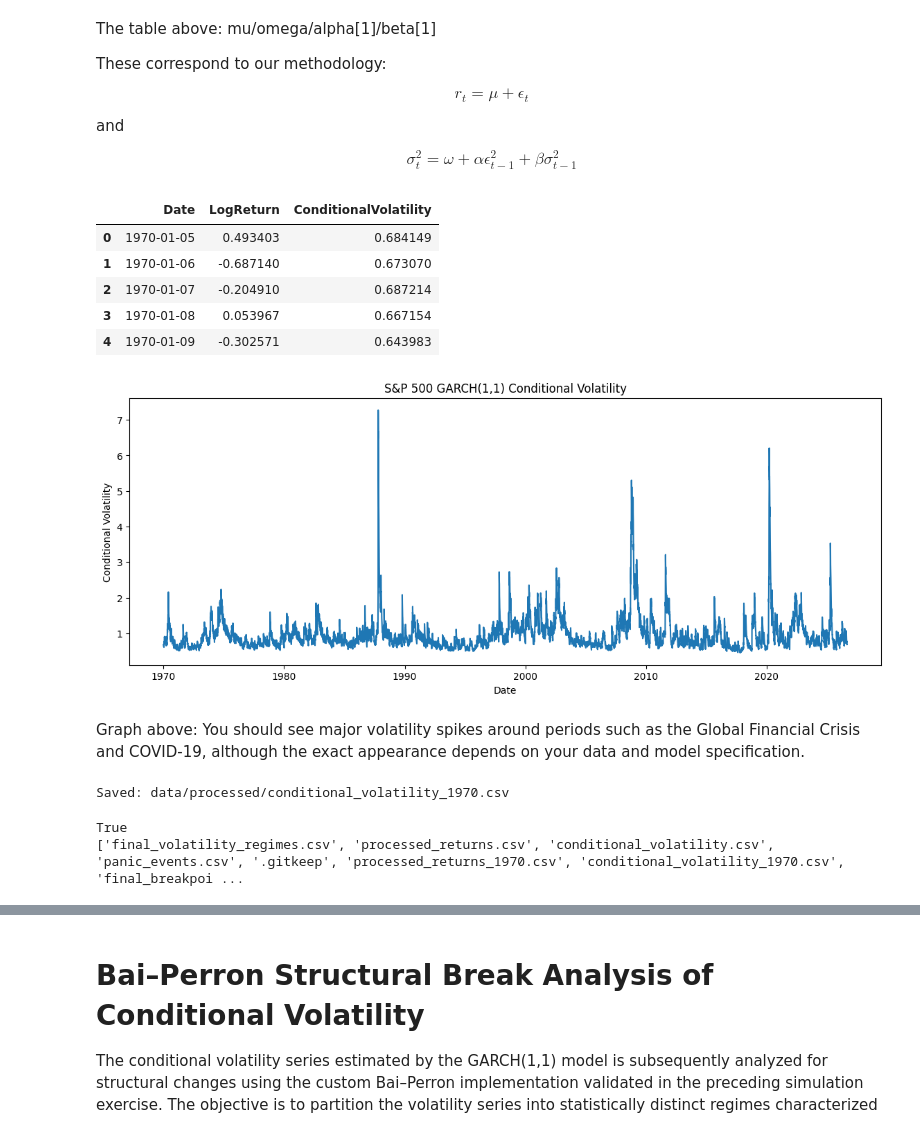
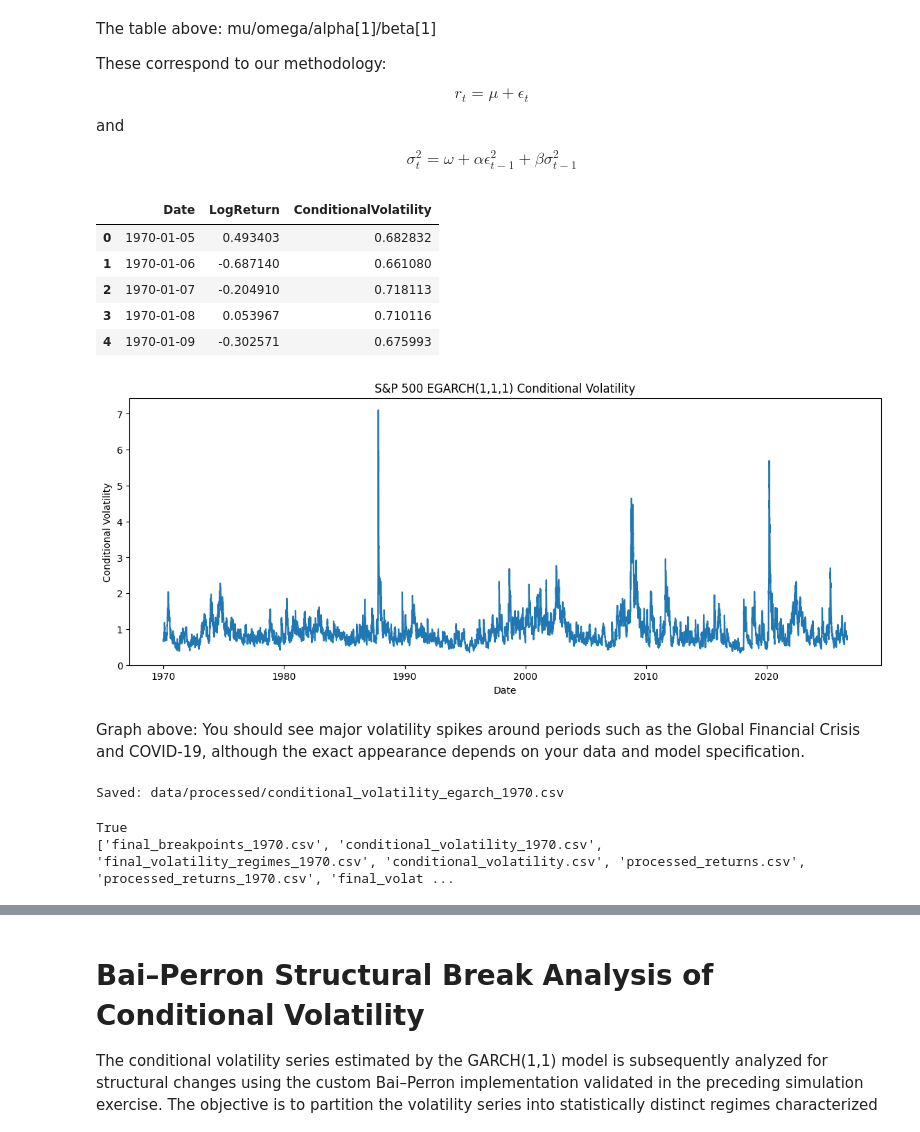
Before and after one commit to fleurclochette/Scientific-Project-SS26-Group-8, a Jupyter notebook: notebooks/03c_garch_breakpoints_extended_EGARCH.ipynb, the cells around one changed output, grey strips where cells are left out. Saved outputs shown, nothing was run; the diff lists cells and outputs as text; code cells hidden in the pictures.

```diff
--- a/notebooks/03c_garch_breakpoints_extended_EGARCH.ipynb
+++ b/notebooks/03c_garch_breakpoints_extended_EGARCH.ipynb
@@ -178,17 +178,22 @@ Downloading arch-8.0.0-cp313-cp313-manylinux2014_x86_64.manylinux_2_17_x86_64.ma
 Installing collected packages: arch
 Successfully installed arch-8.0.0
 # %%
-# Step 9 Fit GARCH(1,1)
-garch_model = arch_model(
+# Step 9 Fit EGARCH(1,1,1)
+# EGARCH allows positive and negative return shocks
+# to have asymmetric effects on conditional volatility.
+
+egarch_model = arch_model(
     returns,
     mean="Constant",
-    vol="GARCH",
+    vol="EGARCH",
     p=1,
+    o=1,
     q=1
 )
 
-garch_result = garch_model.fit(
+egarch_result = egarch_model.fit(
     disp="off"
 )
-print(garch_result.summary())
+
+print(egarch_result.summary())
 # %% [output]
@@ -224,30 +229,31 @@ $$
 \sigma_t^2 = \omega + \alpha \epsilon_{t-1}^2 + \beta \sigma_{t-1}^2
 $$
 # %%
-# Step 10 Extract conditional volatility
+# Step 10 Extract EGARCH conditional volatility
 
-# This is the actual input for the Bai-perron analysis
+# This is the input for the Bai-Perron analysis
 
 df["ConditionalVolatility"] = (
-    garch_result.conditional_volatility
+    egarch_result.conditional_volatility
 )
 
 df[
     [
         "Date",
         "LogReturn",
         "ConditionalVolatility"
     ]
 ].head()
 # %% [output]
 |  | Date | LogReturn | ConditionalVolatility |
-| 0 | 1970-01-05 | 0.493403 | 0.684149 |
-| 1 | 1970-01-06 | -0.687140 | 0.673070 |
-| 2 | 1970-01-07 | -0.204910 | 0.687214 |
-| 3 | 1970-01-08 | 0.053967 | 0.667154 |
-| 4 | 1970-01-09 | -0.302571 | 0.643983 |
+| 0 | 1970-01-05 | 0.493403 | 0.682832 |
+| 1 | 1970-01-06 | -0.687140 | 0.661080 |
+| 2 | 1970-01-07 | -0.204910 | 0.718113 |
+| 3 | 1970-01-08 | 0.053967 | 0.710116 |
+| 4 | 1970-01-09 | -0.302571 | 0.675993 |
 # %%
-# Step 11 Plot GARCH volatility
+# Step 11 Plot EGARCH volatility
+
 plt.figure(figsize=(14, 5))
 
 plt.plot(
@@ -256,7 +262,7 @@ plt.plot(
 )
 
 plt.title(
-    "S&P 500 GARCH(1,1) Conditional Volatility"
+    "S&P 500 EGARCH(1,1,1) Conditional Volatility"
 )
 
 plt.xlabel("Date")
@@ -264,11 +270,12 @@ plt.ylabel("Conditional Volatility")
 
 plt.show()
 # %% [output]
-[figure, old version]
+[figure, new version]
 # %% [markdown]
 Graph above: You should see major volatility spikes around periods such as the Global Financial Crisis and COVID-19, although the exact appearance depends on your data and model specification.
 # %%
-# Step 12 Save the GARCH output
+# Step 12 Save the EGARCH output
+
 volatility_df = df[
     [
         "Date",
@@ -278,7 +285,7 @@ volatility_df = df[
 ].copy()
 
 volatility_path = (
-    "data/processed/conditional_volatility_1970.csv"
+    "data/processed/conditional_volatility_egarch_1970.csv"
 )
 
 volatility_df.to_csv(
@@ -286,28 +293,27 @@ volatility_df.to_csv(
     index=False
 )
 
-# check
 print(
     "Saved:",
     volatility_path
 )
 # %% [output]
-Saved: data/processed/conditional_volatility_1970.csv
+Saved: data/processed/conditional_volatility_egarch_1970.csv
 # %%
 # Verify the file exists
 import os
 
 print(
     os.path.exists(
-        "data/processed/conditional_volatility_1970.csv"
-    )
+    "data/processed/conditional_volatility_egarch_1970.csv"
+)
 )
 print(
     os.listdir("data/processed")
 )
 # %% [output]
 True
-['final_volatility_regimes.csv', 'processed_returns.csv', 'conditional_volatility.csv', 'panic_events.csv', '.gitkeep', 'processed_returns_1970.csv', 'conditional_volatility_1970.csv', 'final_breakpoi ...
+['final_breakpoints_1970.csv', 'conditional_volatility_1970.csv', 'final_volatility_regimes_1970.csv', 'conditional_volatility.csv', 'processed_returns.csv', 'processed_returns_1970.csv', 'final_volat ...
 # %%
 !git config --global user.name "fleurclochette"
 !git config --global user.email "fleur.clochette.221@gmail.com"
```
Also changed, not shown: parts of 50 cells of this notebook.
